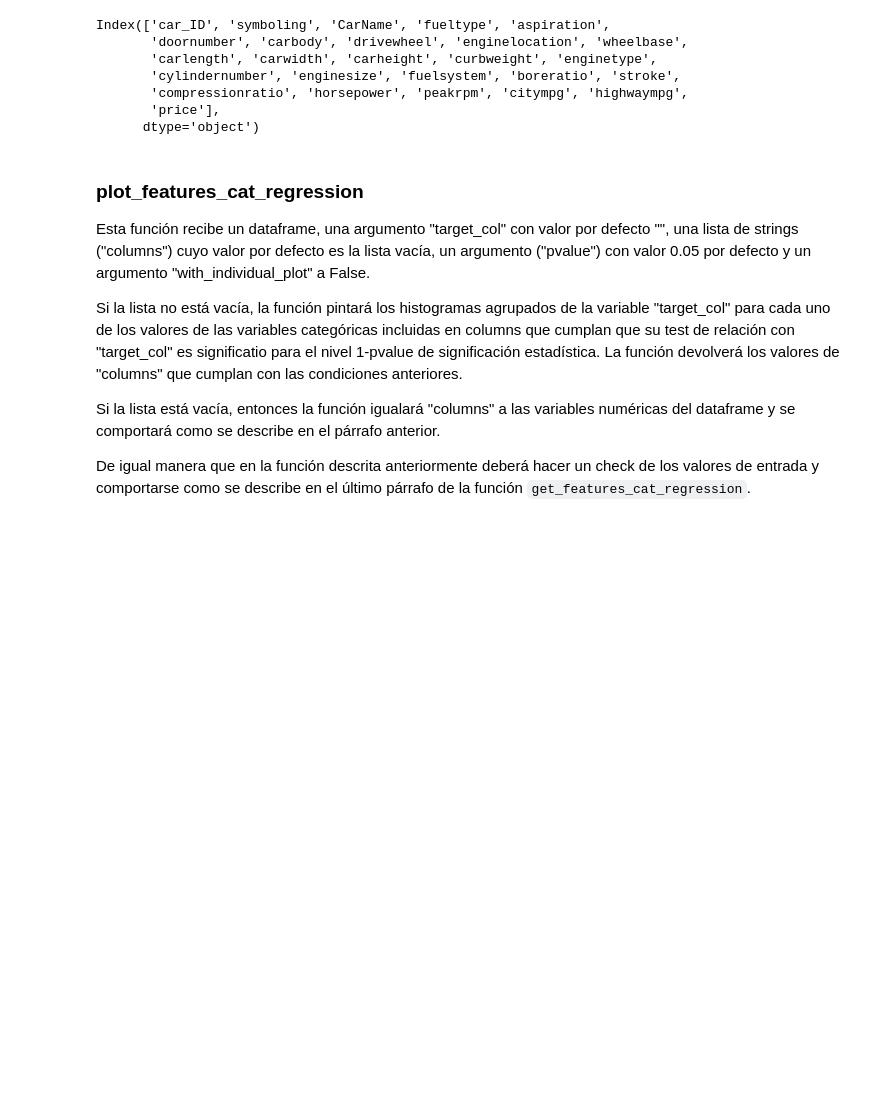
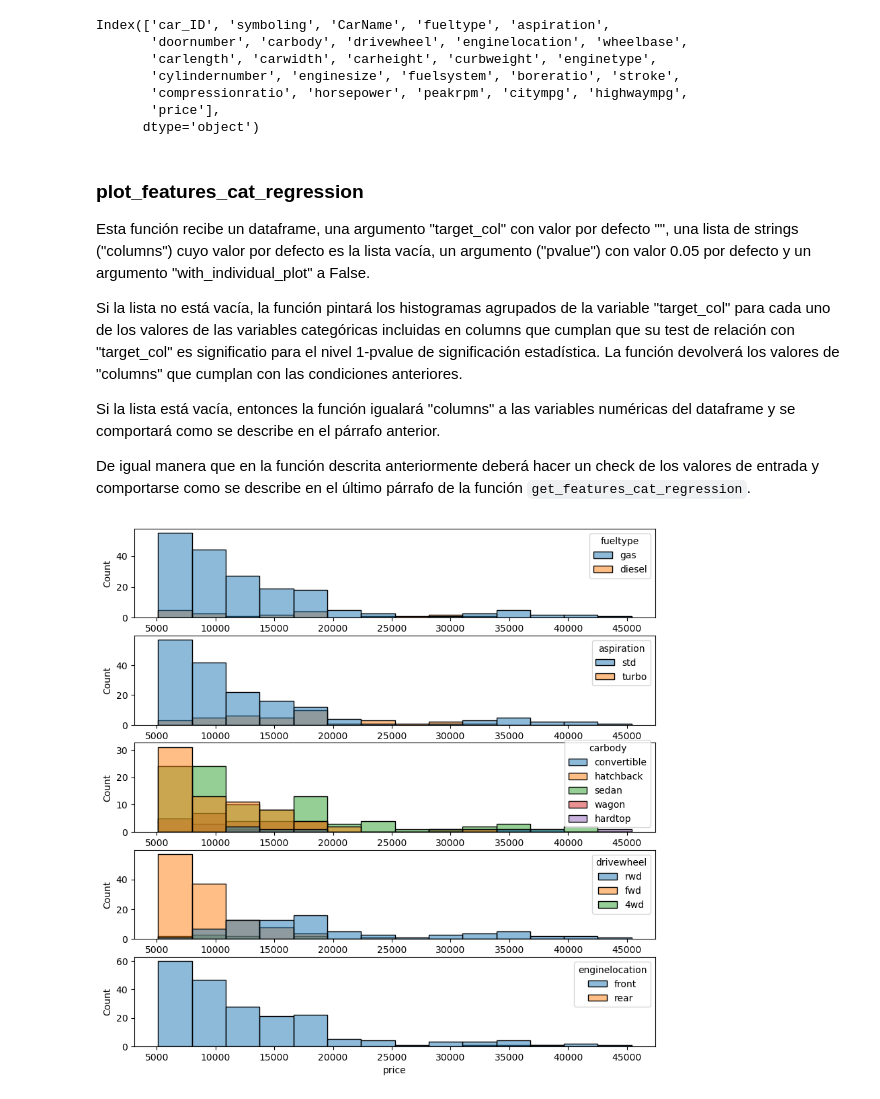
Before and after one commit to vrieraj/ToolBox_Team5, a Jupyter notebook: Notebooks_Prueba/tipifica_clases_y_get_features_cat_regression.ipynb, the cells around one changed output. Drawn from its saved outputs; the diff is of its cells as text; code cells hidden in the pictures; blank space fills up the shorter version.

```diff
--- a/Notebooks_Prueba/tipifica_clases_y_get_features_cat_regression.ipynb
+++ b/Notebooks_Prueba/tipifica_clases_y_get_features_cat_regression.ipynb
@@ -69,7 +72,7 @@ La función debe hacer todas las comprobaciones necesarias para no dar error com
 
 [CHECK] Return --> lista de variables que superen en confianza estadística el test de relación pertinente
 # %%
-def check_parametros(df, target_col, umbral_corr, pvalue):
+def check_parametros(df, target_col, umbral_corr = 0, umbral_categoria = 0, umbral_continua = 0, pvalue = None):
     if not isinstance(df, pd.DataFrame):
         print("Error: el primer argumento debe ser un DataFrame.")
         return None
@@ -90,13 +93,21 @@ def check_parametros(df, target_col, umbral_corr, pvalue):
         print("Error: 'umbral_corr' debe estar entre 0 y 1.")
         return None
 
+    if type(umbral_categoria) != int or umbral_categoria < 0:
+        print("Error: 'umbral_categoria' debe ser un número entero.")
+        return None
+
+    if type(umbral_continua) != float or umbral_continua < 0:
+        print("Error: 'umbral_continua' debe ser un número decimal.")
+        return None
+
     if pvalue is not None:
         if not isinstance(pvalue, (float, int)) or not (0 < pvalue < 1):
             print("Error: 'pvalue' debe ser un número entre 0 y 1 o None.")
             return None
     return 'OK'
 # %%
-def get_features_cat_regression(dataframe, target_col:float, pvalue = 0.05, umbral_categoria = 6 :int, umbral_continua = 25.0 :float):
+def get_features_cat_regression(dataframe:pd.DataFrame, target_col:float, pvalue = 0.05, umbral_categoria = 6, umbral_continua = 25.0):
 
     """
     DESCRIPCIÓN:
@@ -125,8 +136,10 @@ def get_features_cat_regression(dataframe, target_col:float, pvalue = 0.05, umbr
     (list): Variables categóricas que superen en confianza estadística el test de relación pertinente tras un análisis bivariante.
 
     """
-    if check_parametros(df, target_col, umbral_corr, pvalue) != 'OK':
+    if check_parametros(dataframe, target_col, umbral_categoria = umbral_categoria, umbral_continua = umbral_continua, pvalue=pvalue) != 'OK':
         return None
+
+    df_tipo = tipifica_variables(dataframe, umbral_categoria, umbral_continua)
 
     # me quedo con las categóricas y las vuelco en una lista el nombre de la variable, que está en el índice del dataset
 
@@ -204,3 +217,22 @@ Si la lista no está vacía, la función pintará los histogramas agrupados de l
 Si la lista está vacía, entonces la función igualará "columns" a las variables numéricas del dataframe y se comportará como se describe en el párrafo anterior.
 
 De igual manera que en la función descrita anteriormente deberá hacer un check de los valores de entrada y comportarse como se describe en el último párrafo de la función `get_features_cat_regression`.
+# %%
+def plot_features_cat_regression(df, target_col = '', columns=[], pvalue=0.05, with_individual_plot=False, umbral_categoria = 6, umbral_continua = 25.0, escala_log=False):
+
+    if check_parametros(df, target_col, umbral_categoria = umbral_categoria, umbral_continua = umbral_continua, pvalue=pvalue) != 'OK':
+        return None
+
+    if len(columns) == 0:
+        columns = [variable for variable in df.columns if not np.issubdtype(df[variable].dtype, np.number)]
+
+    columns.append(target_col)
+    columnas = get_features_cat_regression(df[columns], target_col=target_col, pvalue=pvalue, umbral_categoria = 6, umbral_continua = 25.0)
+
+    fig, ax = plt.subplots(len(columnas), figsize=(10,10))
+    for index, columna in enumerate(columnas):
+        sns.histplot(df, x=target_col, hue=columna, ax=ax[index], log_scale=escala_log)
+# %%
+plot_features_cat_regression(df_car, target_col="price", pvalue=0.05)
+# %% [output]
+[figure, added]
```
Also changed, not shown: parts of 3 cells of this notebook.
